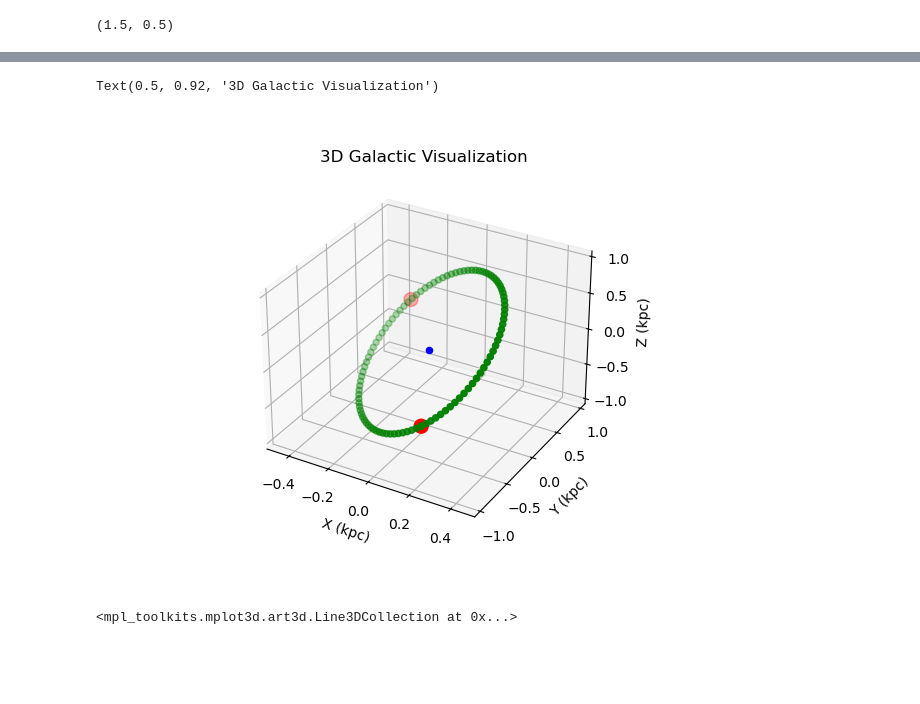
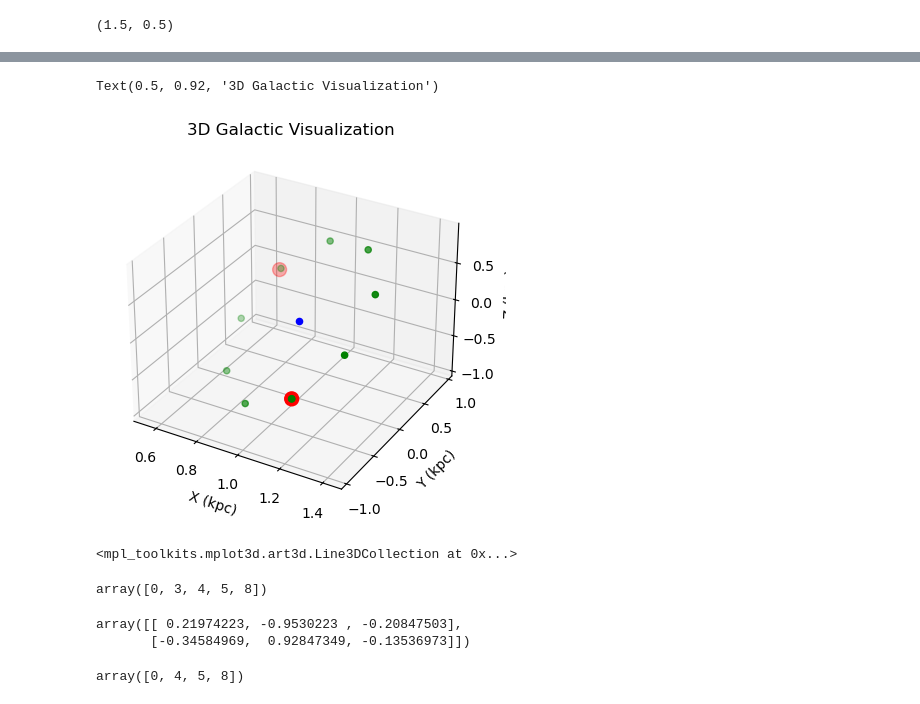
Before and after one commit to ioanazelko/isrf, a Jupyter notebook: isrf/testing.ipynb, the cells around one changed output, grey strips where cells are left out. Saved outputs shown, nothing was run; the diff lists cells and outputs as text; code cells hidden in the pictures; blank space fills up the shorter version.

Commit message:
function to do all circles at the same time

```diff
--- a/isrf/testing.ipynb
+++ b/isrf/testing.ipynb
@@ -96,9 +97,9 @@ coordinates = [
 # Convert to Cartesian coordinates for plotting
 points = np.array([utils.galactic_to_cartesian(*coord) for coord in coordinates])
 # %%
-center = np.array([0,0,0])
-p1 = points[0]
-p2 = points[1]
+center = np.array([1,0,0])
+p1 = points[0]+center
+p2 = points[1]+center
 
 ### Calculate the radius of the center of the circle
 r =  np.linalg.norm(p1 - center)
@@ -109,23 +110,3 @@ n0 = n/np.linalg.norm(n)
 ### Calculate the other perpendicular vectors
 q1 = p1
 q2 = center + np.cross(n0,p1 - center)
-
-
-def parameterize_circle(center, q1,q2,theta):
-    """
-    Given 3 points in space, on a circle center and 2 points on the rim of the circle, return the cartesian coordinates
-    of a point on the circle parameterizerd by an angle theta. Theta is 0 at q1.
-
-    input:
-        center: np.array([x,y,z]) center of the circle
-        q1: np.array([x,y,z]) point on the circle
-        q2: np.array([x,y,z]) point on the circle
-        theta: angle in radians
-
-    output:
-
-    """
-    x = center[0] + np.cos(theta) *(q1[0] - center[0]) + np.sin(theta)*(q2[0] - center[0])
-    y = center[1] + np.cos(theta) *(q1[1] - center[1]) + np.sin(theta)*(q2[1] - center[1])
-    z = center[2] + np.cos(theta) *(q1[2] - center[2]) + np.sin(theta)*(q2[2] - center[2])
-    return np.array([x,y,z])
@@ -138,0 +292,5 @@ circle = parameterize_circle(center,q1,q2,theta)
+# %%
+theta = np.array([np.linspace(0,2*np.pi,10),np.linspace(0,2*np.pi,10)])
+#circle = parameterize_circle_unnorm(center,q1,q2,theta)
+
+circle_samples = parameterize_with_normal_vectors(np.array([p1,p1]), np.array([p2,p2]), theta, center = np.array([center,center]))
@@ -154,24 +330,24 @@ import utils
 # %%
 # Plot points
 fig = plt.figure()
 ax = fig.add_subplot(111, projection='3d')
 
 ax.scatter([p1[0], p2[0]],[p1[1], p2[1]], [p1[2],p2[2]], color='r', s=100)
 ax.scatter(center[0],center[1],center[2], color='b')
-ax.scatter(circle[0],circle[1],circle[2], color='g')
+ax.scatter(circle_samples[:,0],circle_samples[:,1],circle_samples[:,2], color='g')
 # ax.scatter(points[:,0], points[:,1], points[:,2], color='r')
 
 # # Draw lines between points
 # for i in range(len(points)-1):
 #     ax.plot([points[i][0], points[i+1][0]], [points[i][1], points[i+1][1]], [points[i][2], points[i+1][2]], color='blue')
 
 ax.set_xlabel('X (kpc)')
 ax.set_ylabel('Y (kpc)')
 ax.set_zlabel('Z (kpc)')
 ax.set_title('3D Galactic Visualization')
 # %% [output]
 Text(0.5, 0.92, '3D Galactic Visualization')
-[figure, old version]
+[figure, new version]
 # %%
 
 # Add spherical shell at radius 1
@@ -184,0 +363,17 @@ ax.plot_wireframe(x, y, z, color="k", alpha=0.5)
+# %%
+vertices = np.array([[1,0,0],[1,1.1,0],[1,0,1.1]])
+
+hp.query_polygon(nside=1,vertices=vertices, inclusive=True)
+# %% [output]
+array([0, 3, 4, 5, 8])
+# %%
+points
+# %% [output]
+array([[ 0.21974223, -0.9530223 , -0.20847503],
+       [-0.34584969,  0.92847349, -0.13536973]])
+# %%
+vertices = np.array([[1,0,0],[1,1.1,0],[1,0,1E-10]])
+
+hp.query_polygon(nside=1,vertices=vertices, inclusive=True)
+# %% [output]
+array([0, 4, 5, 8])
```
Also changed, not shown: parts of 12 cells of this notebook, 1 other file.
